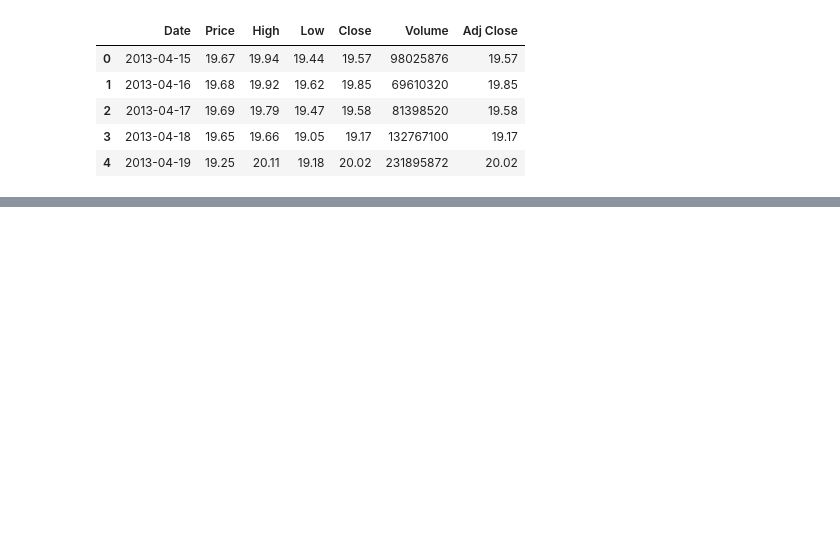
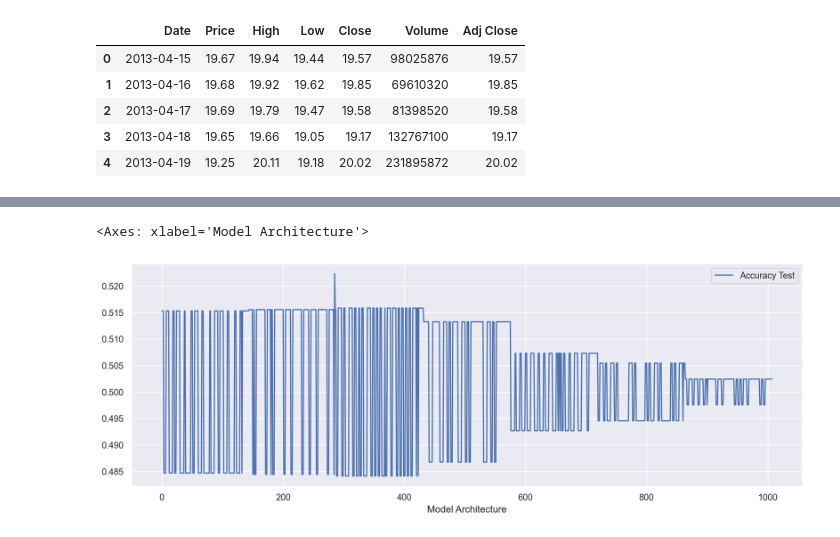
Before and after one commit to gemlorg/Thesis-Trading-LLM, a Jupyter notebook: projects/multilayer-perceptron/src/visual.ipynb, the cells around one changed output, grey strips where cells are left out. Drawn from its saved outputs; the diff is of its cells as text; code cells hidden in the pictures; blank space fills up the shorter version.

Commit message:
feat: more tests

```diff
--- a/projects/multilayer-perceptron/src/visual.ipynb
+++ b/projects/multilayer-perceptron/src/visual.ipynb
@@ -19,9 +19,12 @@ mpl.rcParams['timezone'] = 'UTC'
 
 APPLE_DATA_URL = "../data/apple_stock_raw.csv"
 GOOGLE_DATA_URL = "../data/google-stock-dataset-Daily.csv"
+
+GOOGLE_RESULTS_URL = "../results/mlp-results-google.csv"
 # %%
 df_apple = pd.read_csv(APPLE_DATA_URL, parse_dates=['date'])
 df_google = pd.read_csv(GOOGLE_DATA_URL, parse_dates=['Date'])
+df_google_results = pd.read_csv(GOOGLE_RESULTS_URL)
 
 df_apple = df_apple[df_apple['symbol'] == 'AAPL']
 df_apple.drop(['symbol', 'splitFactor', 'Unnamed: 0'], axis=1, inplace=True)
@@ -102,0 +115,14 @@ sns.heatmap(corr_matrix)
+# %%
+data = df_google_results.copy()
+data = data[data['Loss Function'] ==  'BCELoss()']
+data.drop(['Loss Function', "Num Lags", "Num Layers", "Hidden Size", "Learning Rate", "Accuracy Train"], axis=1, inplace=True)
+data.head()
+
+for i in range(len(data)):
+    data.iloc[i, 0] = i
+
+data.groupby(['Model Architecture']).max().head()
+data.plot(x="Model Architecture", y="Accuracy Test", figsize=(15, 5))
+# %% [output]
+<Axes: xlabel='Model Architecture'>
+[figure, added]
```
Also changed, not shown: parts of 5 cells of this notebook, 2 other files.
